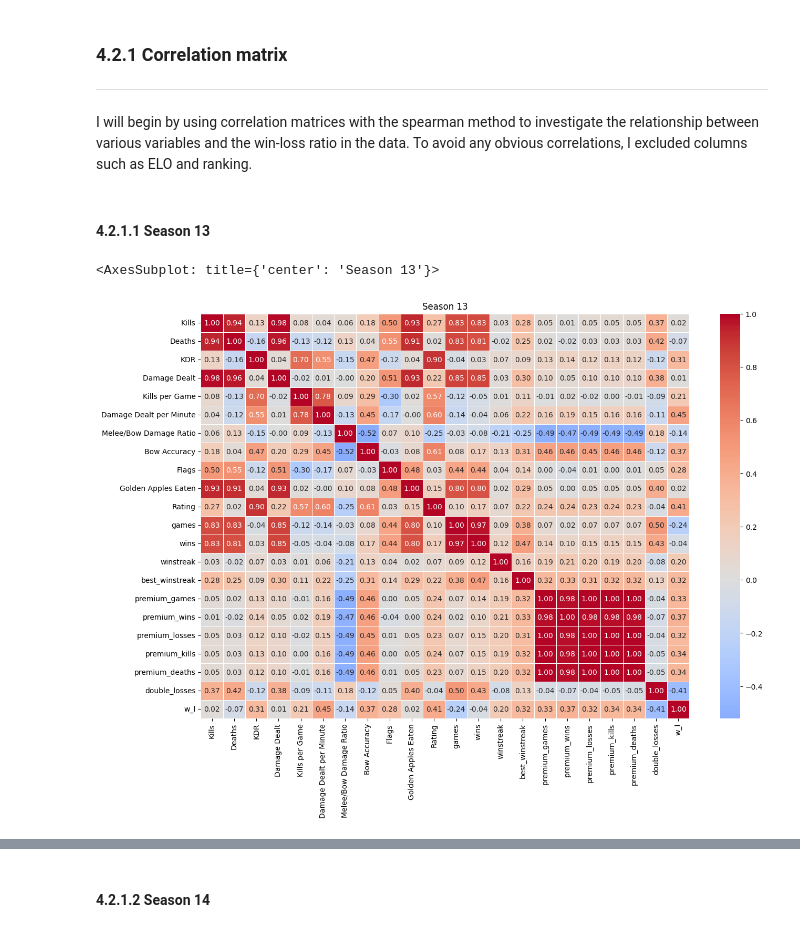
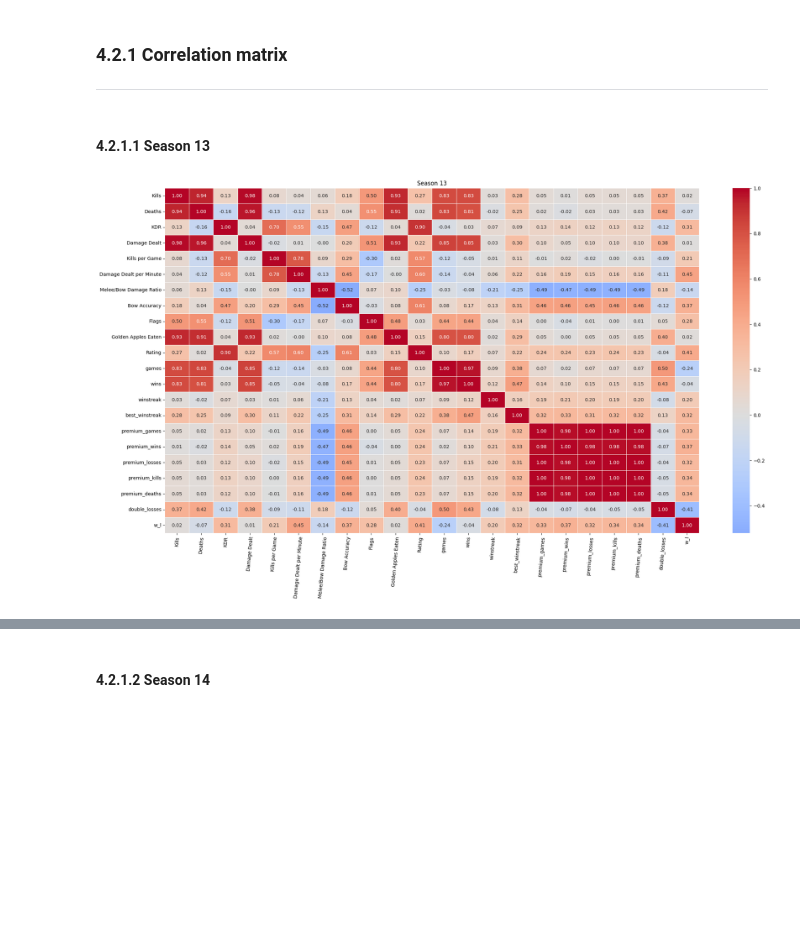
Before and after one commit to philipsinnott/Stratus, a Jupyter notebook: Stratus project finalized.ipynb, the cells around one changed output, grey strips where cells are left out. Drawn from its saved outputs; the diff is of its cells as text; code cells hidden in the pictures; blank space fills up the shorter version.

```diff
--- a/Stratus project finalized.ipynb
+++ b/Stratus project finalized.ipynb
@@ -437,16 +335,15 @@ dtype: int64
 # %% [markdown]
 ### 4.2.1 Correlation matrix
 ---
-# %% [markdown]
-I will begin by using correlation matrices with the spearman method to investigate the relationship between various variables and the win-loss ratio in the data. To avoid any obvious correlations, I excluded columns such as ELO and ranking.
 # %% [markdown]
 #### 4.2.1.1 Season 13
 # %%
 corr = s13.drop(['season', 'Wins', 'losses', 'Ranking', 'best_elo', 'elo'], axis=1).corr(method='spearman', numeric_only=True)
 
-plt.figure(figsize=(15,10))
+plt.figure(figsize=(25,13))
 plt.title("Season 13")
 sns.heatmap(corr, annot=True, cmap='coolwarm', center=0, fmt='.2f', linewidths=.5, linecolor='white')
+xticks = plt.gca().get_xticklabels()
+res = plt.setp(xticks, rotation=85)
 # %% [output]
-<AxesSubplot: title={'center': 'Season 13'}>
-[figure, old version]
+[figure, new version]
```
Also changed, not shown: parts of 39 cells of this notebook, 2 other files.
